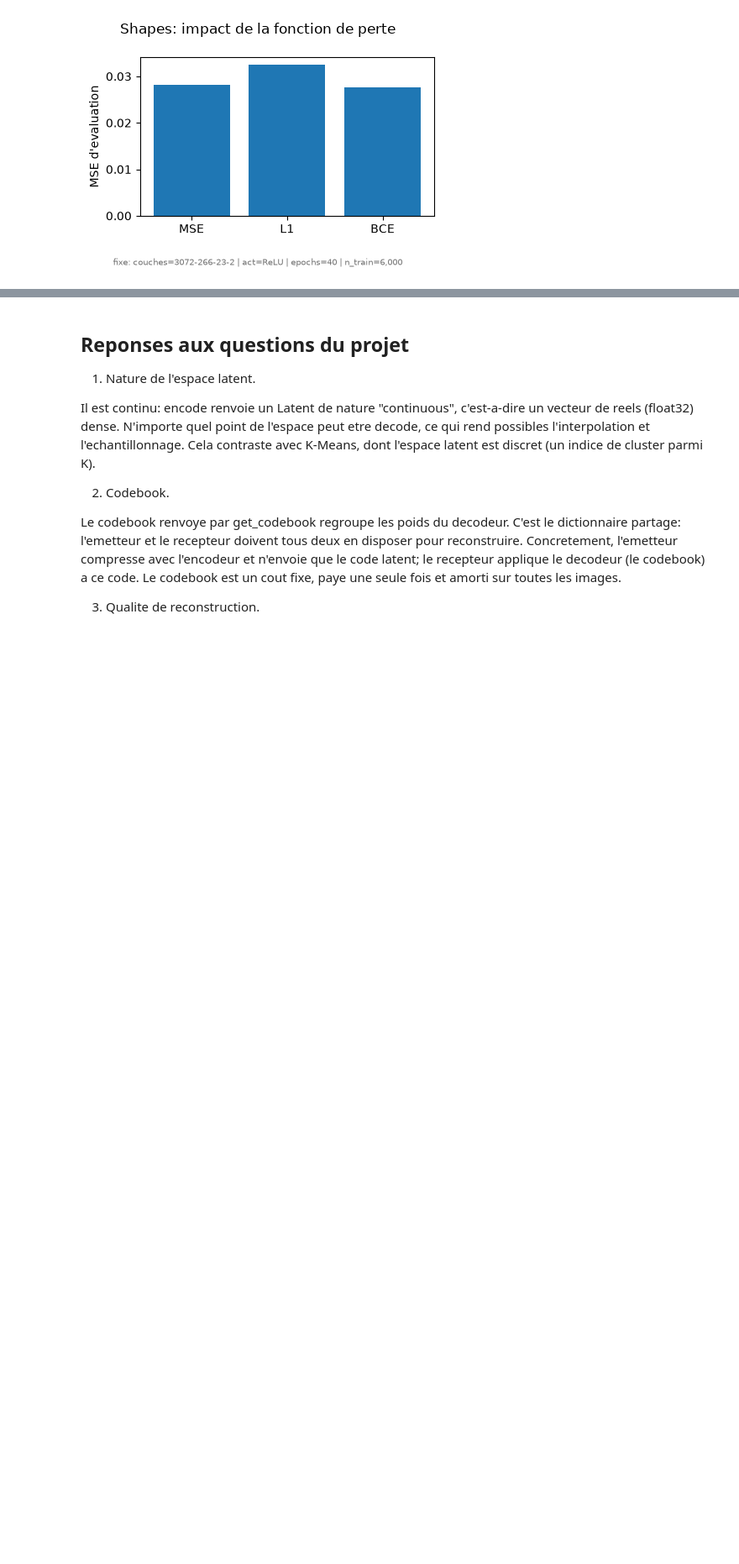
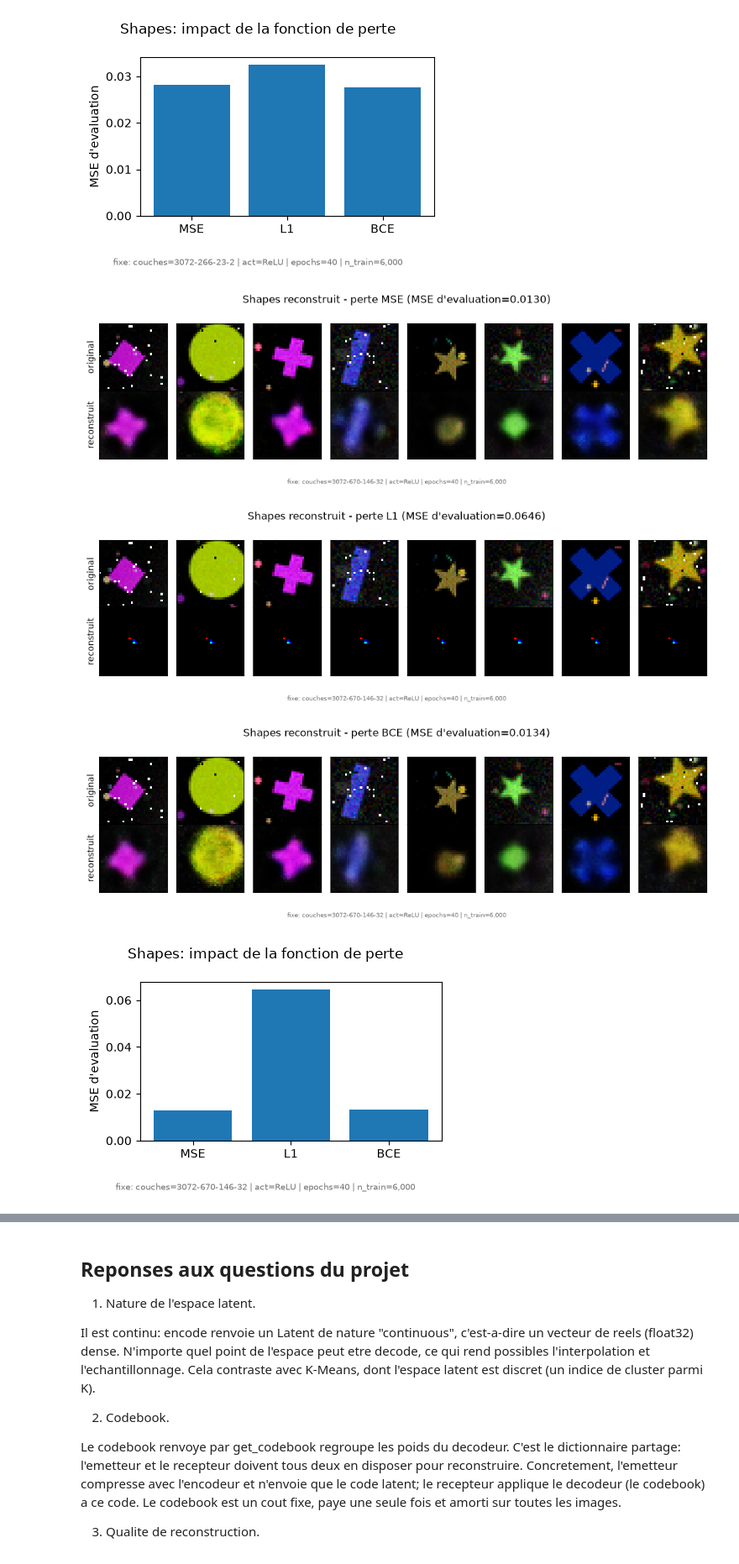
Before and after one commit to magicAyyub/unsupervised, a Jupyter notebook: notebooks/03_autoencoder.ipynb, the cells around one changed output, grey strips where cells are left out. Shown at 84% size. Drawn from its saved outputs; the diff is of its cells as text; code cells hidden in the pictures; blank space fills up the shorter version.

```diff
--- a/notebooks/03_autoencoder.ipynb
+++ b/notebooks/03_autoencoder.ipynb
@@ -557,3 +557,28 @@ _finish_figure(fig, "Shapes: impact de la fonction de perte", shapes_loss_config
 [figure]
 [figure]
 [figure]
+# %%
+shapes_loss_mse = {}
+shapes_loss_config = None
+for name, loss_cls in loss_functions.items():
+    model = AutoEncoder(input_dim=SHAPES_DIM, output_dim=SHAPES_DIM, latent_dim=32,
+                        encoder_layer_num=3, decoder_layer_num=3,
+                        encoder_activation=nn.ReLU, fonction_loss=loss_cls)
+    model.fit(X_shapes_tr, epochs=EPOCHS_SWEEP, batch_size=BATCH_SIZE)
+    latent = model.encode(X_shapes_eval)
+    reconstruction = model.decode(latent)
+    shapes_loss_mse[name] = compression_report(model.get_codebook(), latent, X_shapes_eval, reconstruction)["reconstruction_mse"]
+    shapes_loss_config = describe_autoencoder(model, n_train=len(X_shapes_tr), omit=("loss",))
+    show_original_vs_reconstruction_grid(X_shapes_eval, reconstruction, SHAPES_SHAPE, n=8,
+                         title=f"Shapes reconstruit - perte {name} (MSE d'evaluation={shapes_loss_mse[name]:.4f})",
+                         config=shapes_loss_config)
+
+fig = plt.figure(figsize=(4.5, 3))
+plt.bar(list(shapes_loss_mse), list(shapes_loss_mse.values()))
+plt.ylabel("MSE d'evaluation")
+_finish_figure(fig, "Shapes: impact de la fonction de perte", shapes_loss_config)
+# %% [output]
+[figure, added]
+[figure, added]
+[figure, added]
+[figure, added]
```
Also changed, not shown: parts of 3 cells of this notebook.
